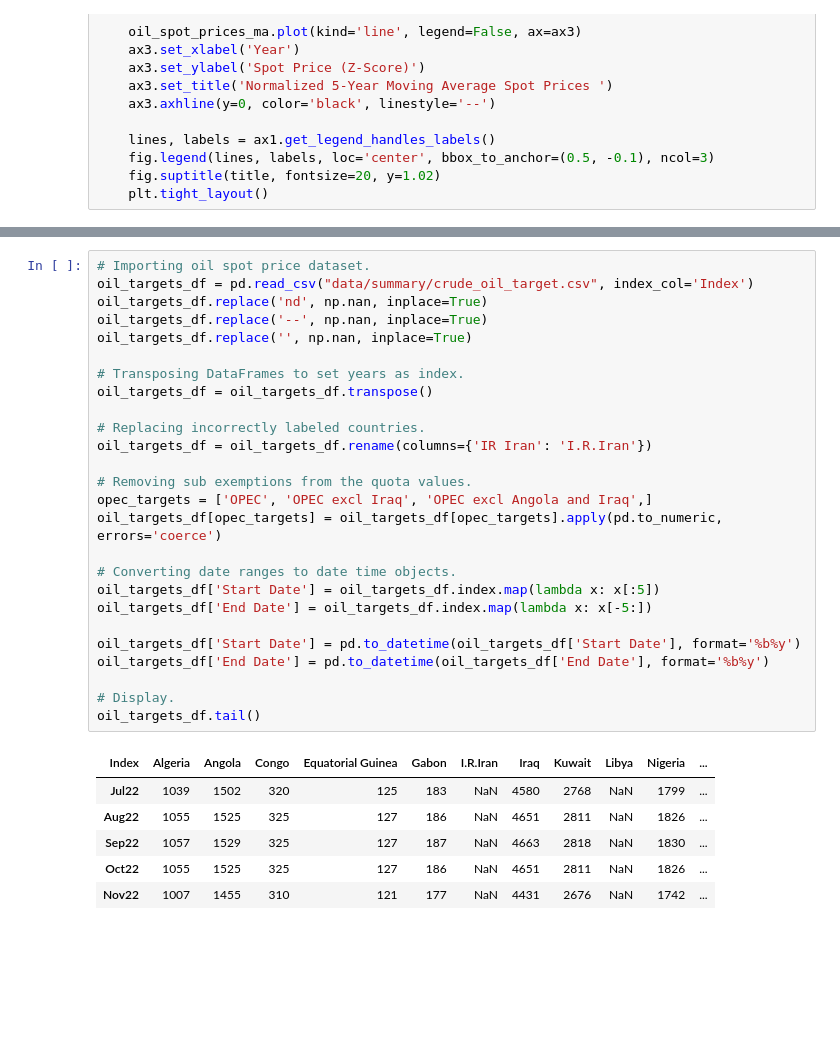
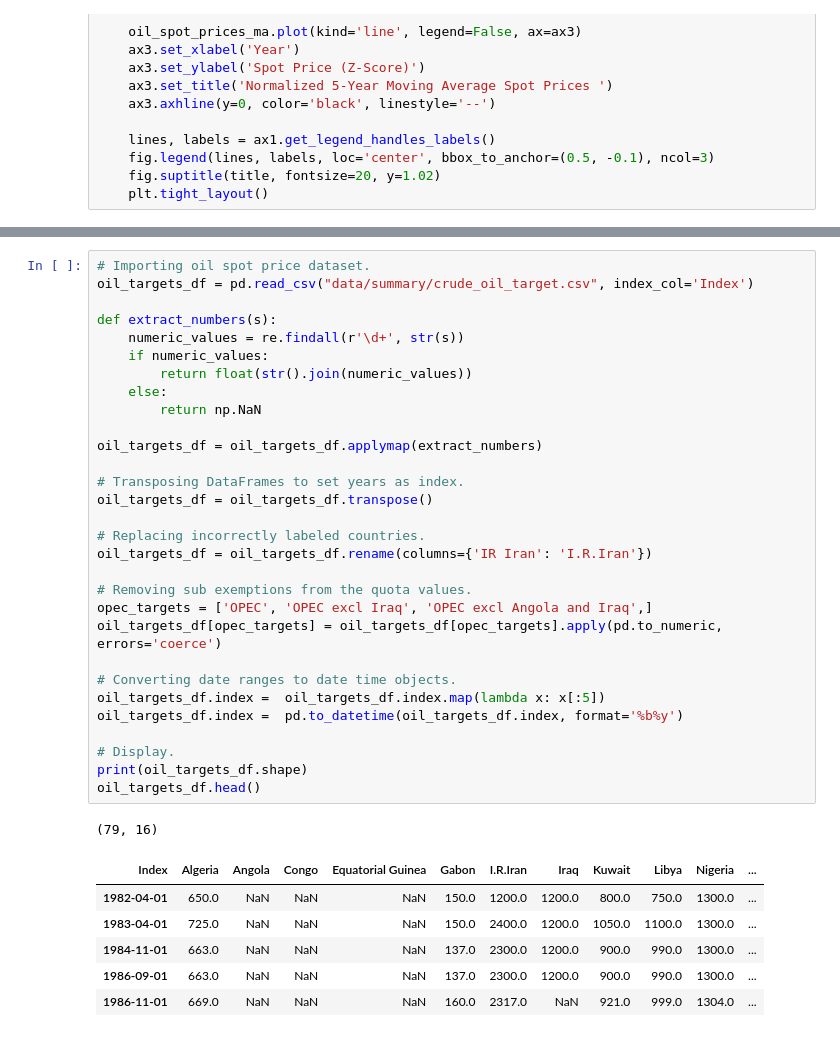
Before and after one commit to willcrodman/data_science_final_project, a Jupyter notebook: final.ipynb, the cells around one changed output, grey strips where cells are left out. Drawn from its saved outputs; the diff is of its cells as text; blank space fills up the shorter version.

```diff
--- a/final.ipynb
+++ b/final.ipynb
@@ -495,33 +504,38 @@ FILL IN
 # %%
 # Importing oil spot price dataset.
 oil_targets_df = pd.read_csv("data/summary/crude_oil_target.csv", index_col='Index')
-oil_targets_df.replace('nd', np.nan, inplace=True)
-oil_targets_df.replace('--', np.nan, inplace=True)
-oil_targets_df.replace('', np.nan, inplace=True)
+
+def extract_numbers(s):
+    numeric_values = re.findall(r'\d+', str(s))
+    if numeric_values:
+        return float(str().join(numeric_values))
+    else:
+        return np.NaN
+
+oil_targets_df = oil_targets_df.applymap(extract_numbers)
 
 # Transposing DataFrames to set years as index.
 oil_targets_df = oil_targets_df.transpose()
 
 # Replacing incorrectly labeled countries.
 oil_targets_df = oil_targets_df.rename(columns={'IR Iran': 'I.R.Iran'})
 
 # Removing sub exemptions from the quota values.
 opec_targets = ['OPEC', 'OPEC excl Iraq', 'OPEC excl Angola and Iraq',]
 oil_targets_df[opec_targets] = oil_targets_df[opec_targets].apply(pd.to_numeric, errors='coerce')
 
 # Converting date ranges to date time objects.
-oil_targets_df['Start Date'] = oil_targets_df.index.map(lambda x: x[:5])
-oil_targets_df['End Date'] = oil_targets_df.index.map(lambda x: x[-5:])
-
-oil_targets_df['Start Date'] = pd.to_datetime(oil_targets_df['Start Date'], format='%b%y')
-oil_targets_df['End Date'] = pd.to_datetime(oil_targets_df['End Date'], format='%b%y')
+oil_targets_df.index =  oil_targets_df.index.map(lambda x: x[:5])
+oil_targets_df.index =  pd.to_datetime(oil_targets_df.index, format='%b%y')
 
 # Display.
-oil_targets_df.tail()
+print(oil_targets_df.shape)
+oil_targets_df.head()
 # %% [output]
+(79, 16)
 | Index | Algeria | Angola | Congo | Equatorial Guinea | Gabon | I.R.Iran | Iraq | Kuwait | Libya | Nigeria | ... |
-| Jul22 | 1039 | 1502 | 320 | 125 | 183 | NaN | 4580 | 2768 | NaN | 1799 | ... |
-| Aug22 | 1055 | 1525 | 325 | 127 | 186 | NaN | 4651 | 2811 | NaN | 1826 | ... |
-| Sep22 | 1057 | 1529 | 325 | 127 | 187 | NaN | 4663 | 2818 | NaN | 1830 | ... |
-| Oct22 | 1055 | 1525 | 325 | 127 | 186 | NaN | 4651 | 2811 | NaN | 1826 | ... |
-| Nov22 | 1007 | 1455 | 310 | 121 | 177 | NaN | 4431 | 2676 | NaN | 1742 | ... |
+| 1982-04-01 | 650.0 | NaN | NaN | NaN | 150.0 | 1200.0 | 1200.0 | 800.0 | 750.0 | 1300.0 | ... |
+| 1983-04-01 | 725.0 | NaN | NaN | NaN | 150.0 | 2400.0 | 1200.0 | 1050.0 | 1100.0 | 1300.0 | ... |
+| 1984-11-01 | 663.0 | NaN | NaN | NaN | 137.0 | 2300.0 | 1200.0 | 900.0 | 990.0 | 1300.0 | ... |
+| 1986-09-01 | 663.0 | NaN | NaN | NaN | 137.0 | 2300.0 | 1200.0 | 900.0 | 990.0 | 1300.0 | ... |
+| 1986-11-01 | 669.0 | NaN | NaN | NaN | 160.0 | 2317.0 | NaN | 921.0 | 999.0 | 1304.0 | ... |
```
Also changed, not shown: parts of 18 cells of this notebook, 2 other files.
